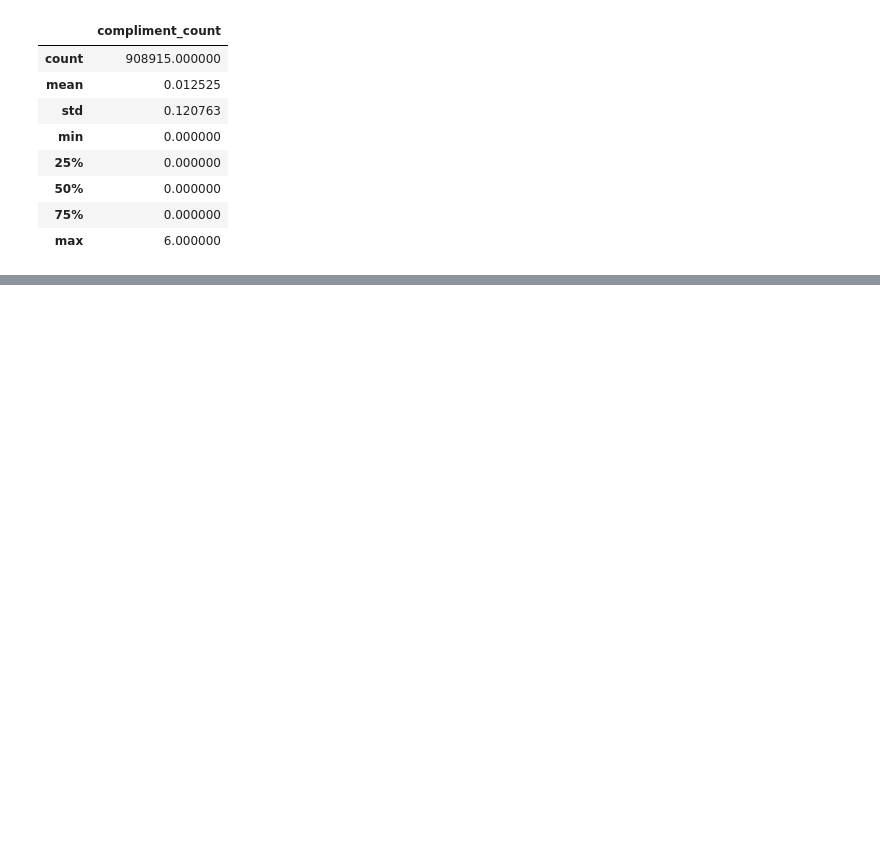
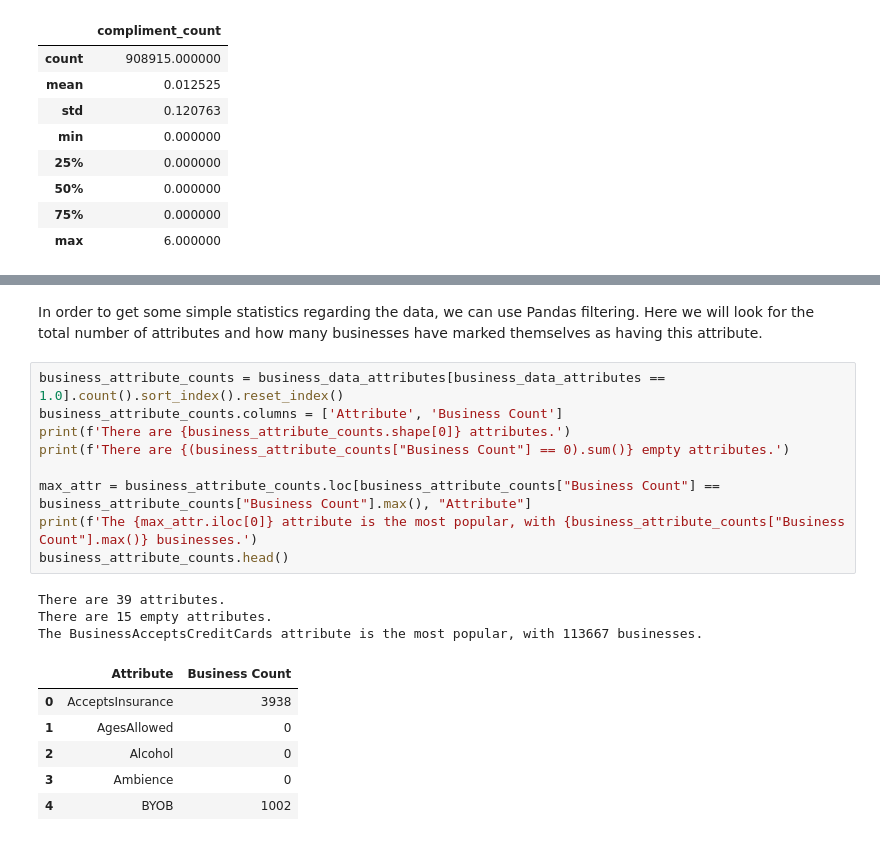
Before and after one commit to CarsonAurum/YelpDataScience, a Jupyter notebook: Exploratory.ipynb, the cells around one changed output, grey strips where cells are left out. Cells and saved outputs as stored; diff of their text form; blank space fills up the shorter version.

```diff
--- a/Exploratory.ipynb
+++ b/Exploratory.ipynb
@@ -186,0 +219,22 @@ f'The business attributes are type {business_data["business_id"].dtype}'
+# %% [markdown]
+In order to get some simple statistics regarding the data, we can use Pandas filtering. Here we will look for the total number of attributes and how many businesses have marked themselves as
+having this attribute.
+# %%
+business_attribute_counts = business_data_attributes[business_data_attributes == 1.0].count().sort_index().reset_index()
+business_attribute_counts.columns = ['Attribute', 'Business Count']
+print(f'There are {business_attribute_counts.shape[0]} attributes.')
+print(f'There are {(business_attribute_counts["Business Count"] == 0).sum()} empty attributes.')
+
+max_attr = business_attribute_counts.loc[business_attribute_counts["Business Count"] == business_attribute_counts["Business Count"].max(), "Attribute"]
+print(f'The {max_attr.iloc[0]} attribute is the most popular, with {business_attribute_counts["Business Count"].max()} businesses.')
+business_attribute_counts.head()
+# %% [output]
+There are 39 attributes.
+There are 15 empty attributes.
+The BusinessAcceptsCreditCards attribute is the most popular, with 113667 businesses.
+|  | Attribute | Business Count |
+| 0 | AcceptsInsurance | 3938 |
+| 1 | AgesAllowed | 0 |
+| 2 | Alcohol | 0 |
+| 3 | Ambience | 0 |
+| 4 | BYOB | 1002 |
```
Also changed, not shown: parts of 3 cells of this notebook.
